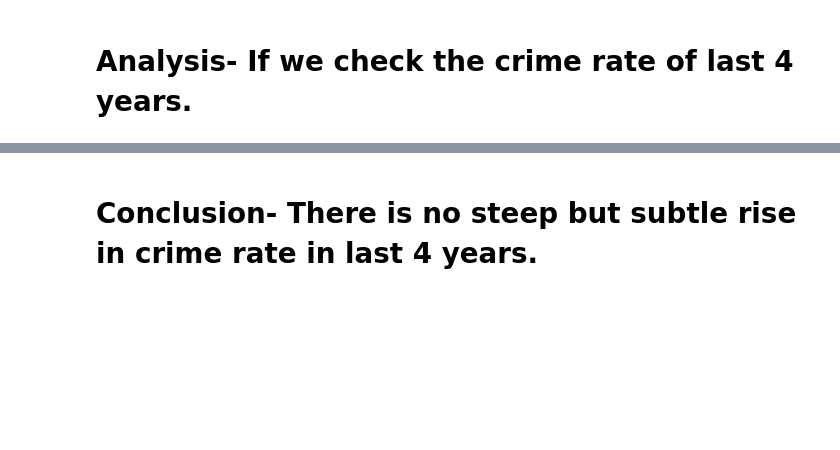
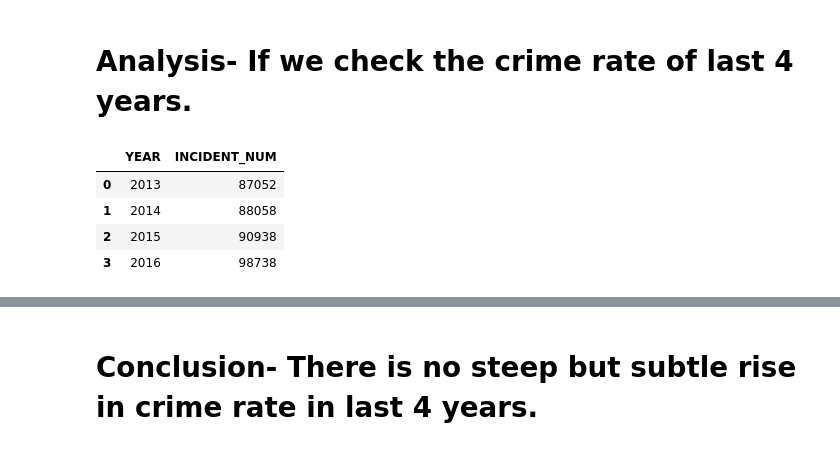
Before and after one commit to rajusingh7777/singh_raju_spring2017, a Jupyter notebook: Final/analysis/analysis1.ipynb, the cells around one changed output, grey strips where cells are left out. Saved outputs shown, nothing was run; the diff lists cells and outputs as text; code cells hidden in the pictures; blank space fills up the shorter version.

```diff
--- a/Final/analysis/analysis1.ipynb
+++ b/Final/analysis/analysis1.ipynb
@@ -31,7 +31,15 @@ df2=df1.groupby('YEAR').INCIDENT_NUM.count()
 # %%
 df2=df2.reset_index(drop=False)
 # %%
-df_A=df2.ix[1:4,:].reset_index(drop=False)
+df_A=df2.ix[1:4,:].reset_index(drop=True)
+df_A.to_csv('../analysis/analysis1/CrimeIncidents_2013_to_2016.csv', index=False)
+df_A
+# %% [output]
+|  | YEAR | INCIDENT_NUM |
+| 0 | 2013 | 87052 |
+| 1 | 2014 | 88058 |
+| 2 | 2015 | 90938 |
+| 3 | 2016 | 98738 |
 # %%
 plt.figure(figsize=(10,8))
 pt=plt.bar(df_A.YEAR,df_A.INCIDENT_NUM,color='red')
```
Also changed, not shown: parts of 2 cells of this notebook, 6 other files.
